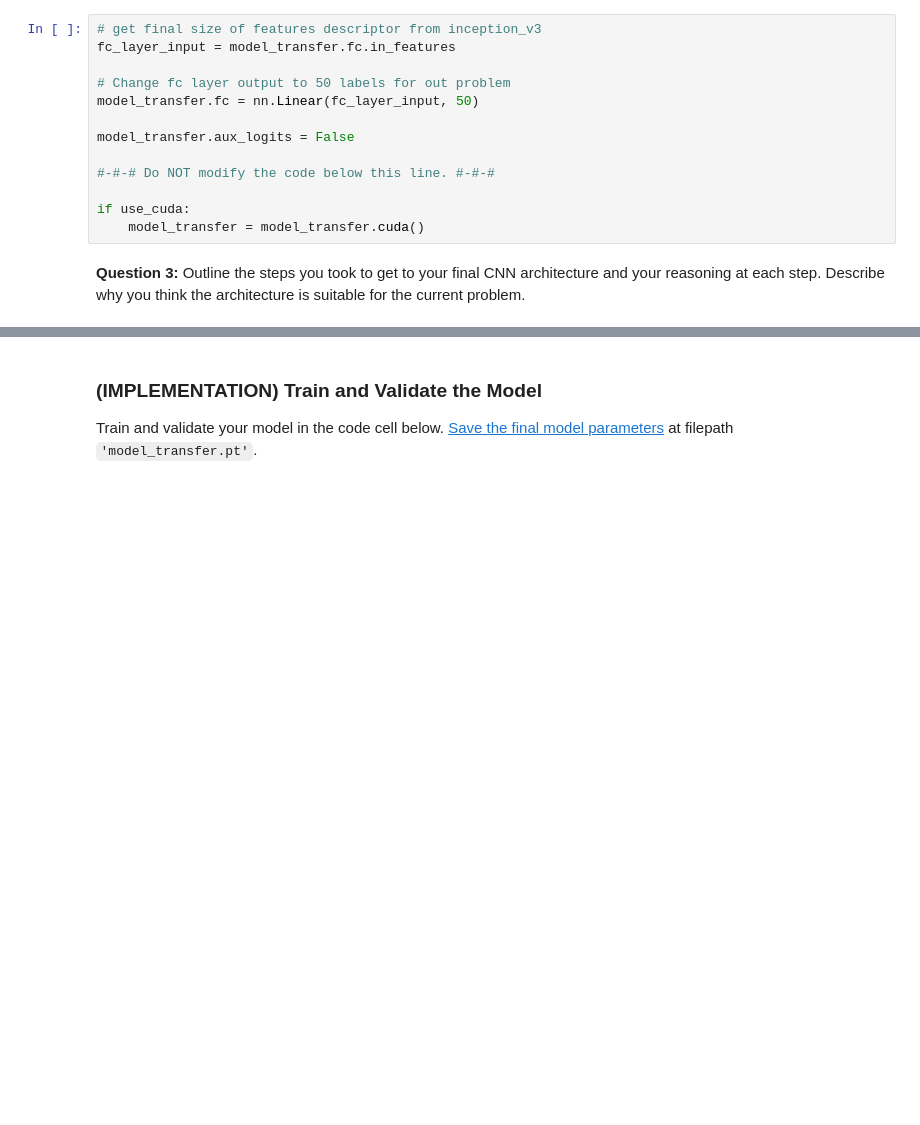
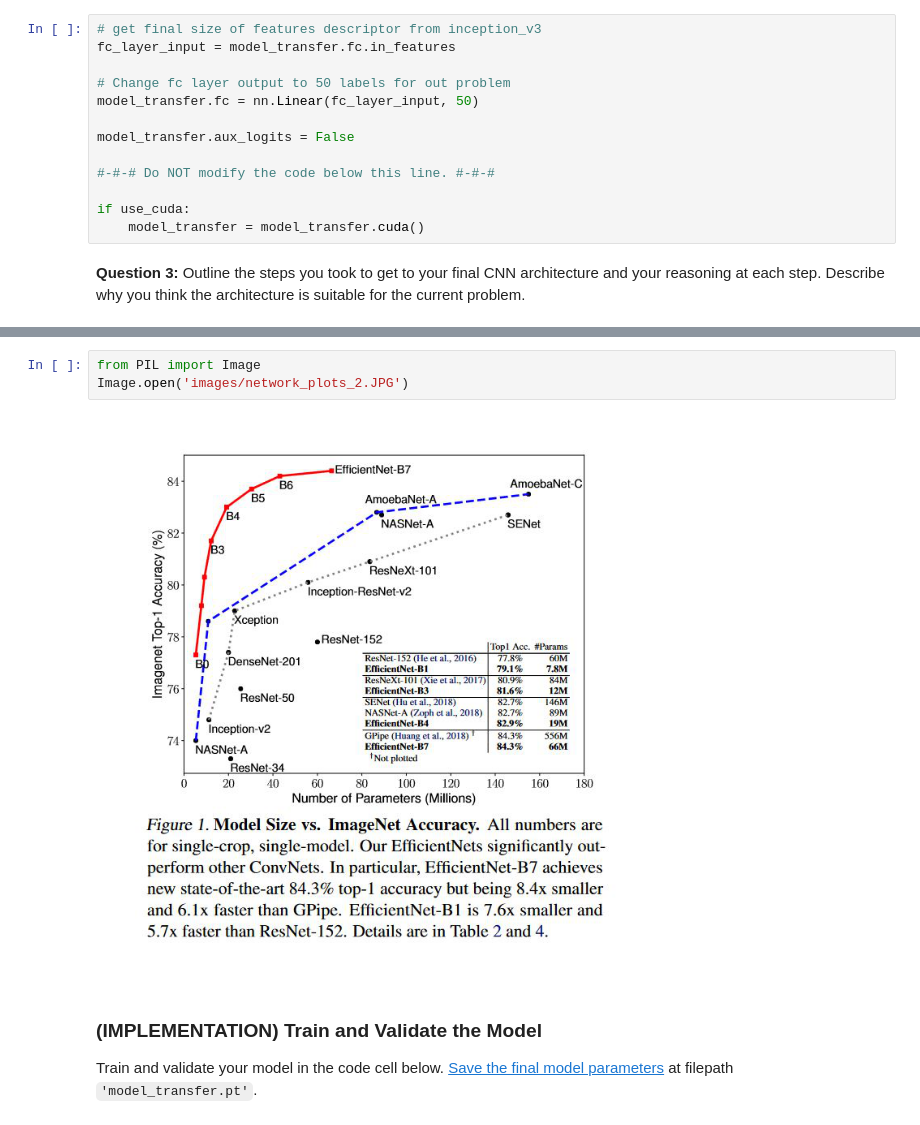
Before and after one commit to gariciodaro/Landmarks-cnn, a Jupyter notebook: landmark_project/landmark.ipynb, the cells around one changed output, grey strips where cells are left out. Cells and saved outputs as stored; diff of their text form; blank space fills up the shorter version.

Commit message:
adding paper plot

```diff
--- a/landmark_project/landmark.ipynb
+++ b/landmark_project/landmark.ipynb
@@ -686,3 +684,8 @@ __Answer:__
+# %%
+from PIL import Image
+Image.open('images/network_plots_2.JPG')
+# %% [output]
+[figure, added]
 # %% [markdown]
 ### (IMPLEMENTATION) Train and Validate the Model
 
```
Also changed, not shown: parts of 1 cell of this notebook, 1 other file.
